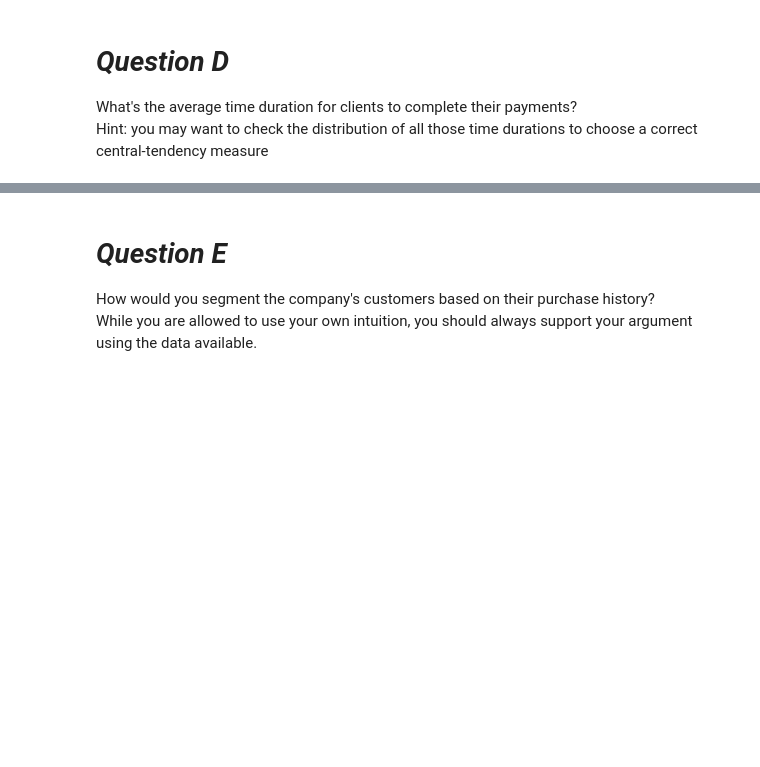
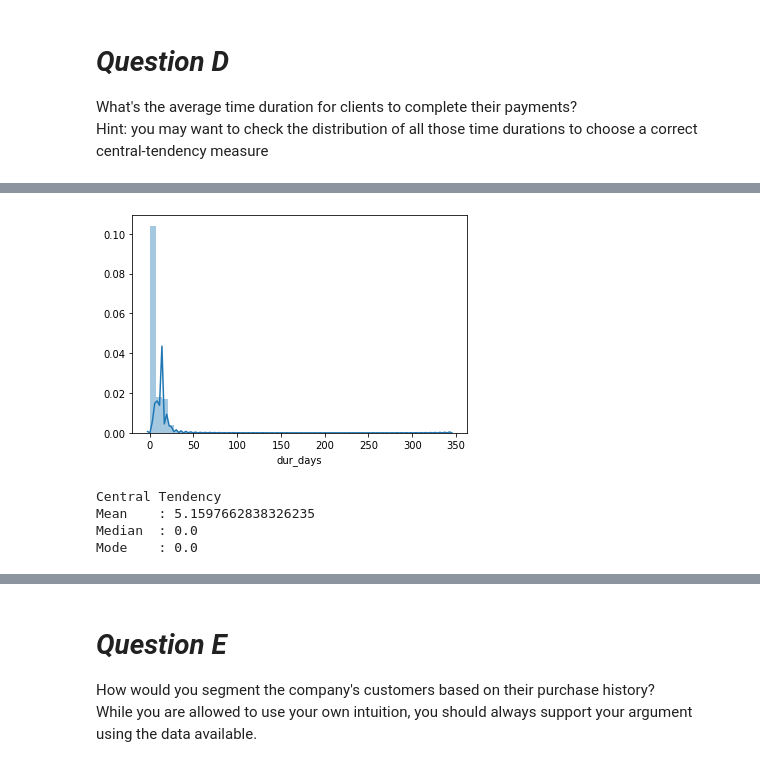
Before and after one commit to muslikhannur/P_SalesData_WranglingTest, a Jupyter notebook: WranglingTest_SalesData.ipynb, the cells around one changed output, grey strips where cells are left out. Drawn from its saved outputs; the diff is of its cells as text; code cells hidden in the pictures; blank space fills up the shorter version.

```diff
--- a/WranglingTest_SalesData.ipynb
+++ b/WranglingTest_SalesData.ipynb
@@ -220,3 +246,8 @@ The company is planning to give free vouchers to its loyal customers at the end
 # %% [markdown]
 # ***Question D***
 What's the average time duration for clients to complete their payments? <br> Hint: you may want to check the distribution of all those time durations to choose a correct central-tendency measure
+# %%
+# Count Duration in Days - Assume we gonna Round it Down
+SalesDataCleanPaid['dur'] = (SalesDataCleanPaid['invoice_paid_at'] - SalesDataCleanPaid['invoice_created_at'])
+SalesDataCleanPaid['dur_days'] = (SalesDataCleanPaid['invoice_paid_at'] - SalesDataCleanPaid['invoice_created_at']).astype('timedelta64[D]')
+SalesDataCleanPaid['dur_days'] = SalesDataCleanPaid['dur_days'].astype('int64')
@@ -222,0 +270,17 @@ What's the average time duration for clients to complete their payments? <br> Hi
+# %%
+# Plotting to Know Central Tendency
+plot = SalesDataCleanPaid['dur_days']
+distplot = sns.distplot(plot)
+# %% [output]
+[figure, added]
+# %%
+# Central Tendency, Manual
+print("Central Tendency"
+      + "\nMean\t: " + str(SalesDataCleanPaid['dur_days'].mean())
+      + "\nMedian\t: " + str(SalesDataCleanPaid['dur_days'].median())
+      + "\nMode\t: " + str(float(SalesDataCleanPaid['dur_days'].mode())))
+# %% [output]
+Central Tendency
+Mean    : 5.1597662838326235
+Median  : 0.0
+Mode    : 0.0
```
Also changed, not shown: parts of 16 cells of this notebook.
